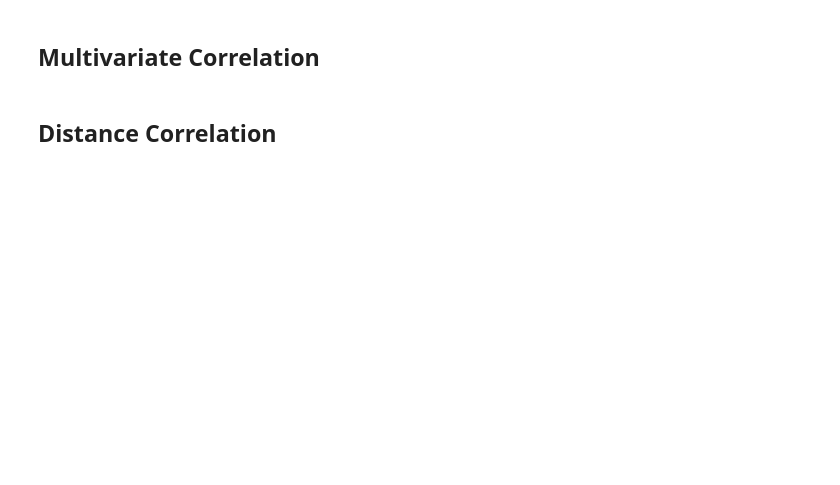
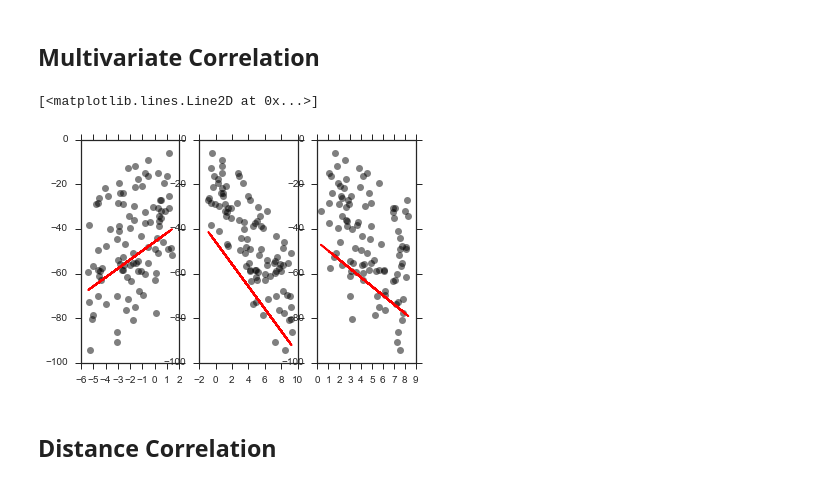
Before and after one commit to JWDebelius/monte_carlo_power, a Jupyter notebook: ipynb/1-Build Simulations.ipynb, the cells around one changed output. Saved outputs shown, nothing was run; the diff lists cells and outputs as text; code cells hidden in the pictures; blank space fills up the shorter version.

```diff
--- a/ipynb/1-Build Simulations.ipynb
+++ b/ipynb/1-Build Simulations.ipynb
@@ -272,15 +236,18 @@ distributions['correlation'] = {'function': sim.simulate_correlation,
 # %%
 x1 = np.arange(np.floor(x[:, 0].min()), np.ceil(x[:, 0].max()), 1)
 x2 = np.arange(np.floor(x[:, 1].min()), np.ceil(x[:, 1].max()), 1)
 x3 = np.arange(np.floor(x[:, 2].min()), np.ceil(x[:, 2].max()), 1)
 
 fig, axes = plt.subplots(1, 3)
 axes[0].plot(x[:, 0], y, 'ko', alpha=0.5)
-axes[0].plot(x[:, 0], ms[0] * x[:, 0], 'r-')
+axes[0].plot(x[:, 0], ms[0] * x[:, 0] + y.mean(), 'r-')
 axes[1].plot(x[:, 1], y, 'ko', alpha=0.5)
-axes[1].plot(x[:, 1], ms[1] * x[:, 1], 'r-')
+axes[1].plot(x[:, 1], ms[1] * x[:, 1] + y.mean(), 'r-')
 axes[2].plot(x[:, 2], y, 'ko', alpha=0.5)
-axes[2].plot(x[:, 2], ms[2] * x[:, 2], 'r-')
+axes[2].plot(x[:, 2], ms[2] * x[:, 2] + y.mean(), 'r-')
+# %% [output]
+[<matplotlib.lines.Line2D at 0x...>]
+[figure, added]
 # %%
 def multivariate_test(samples):
     """Wraps the statsmodels Ordinary Least Squares model"""
```
Also changed, not shown: parts of 20 cells of this notebook.
